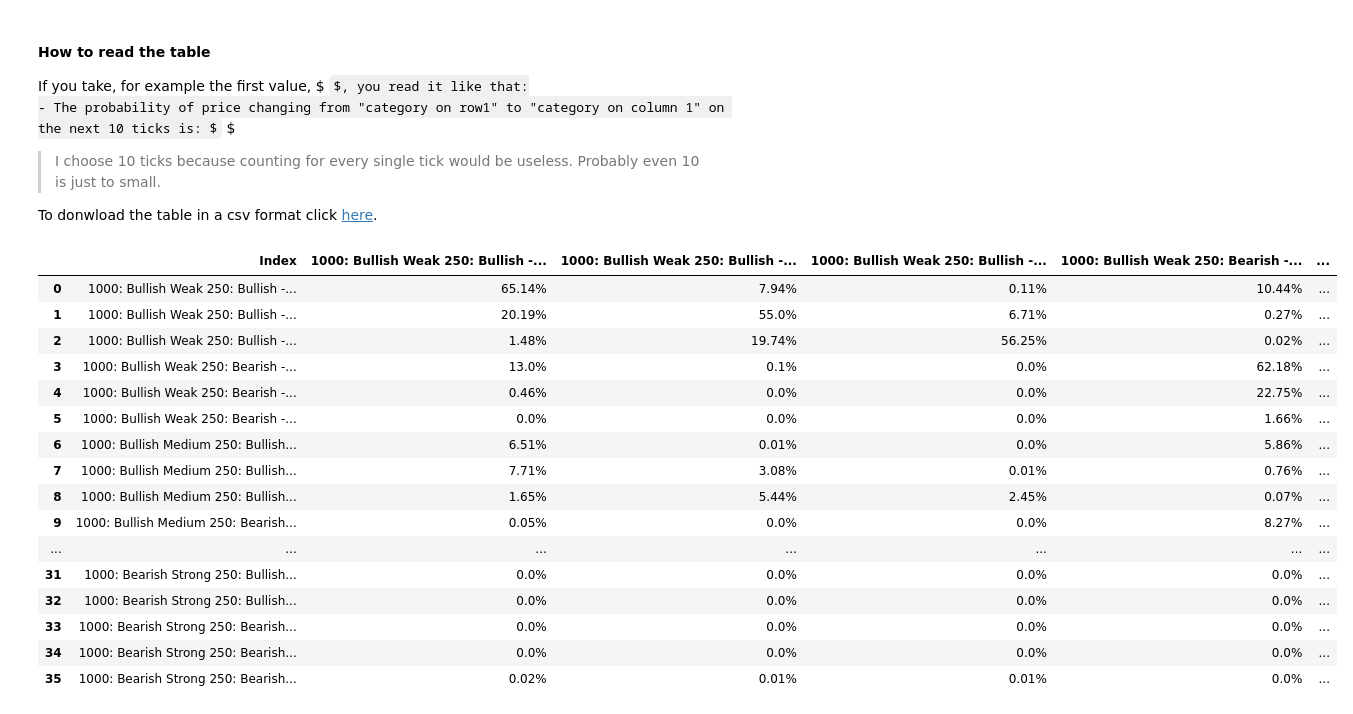
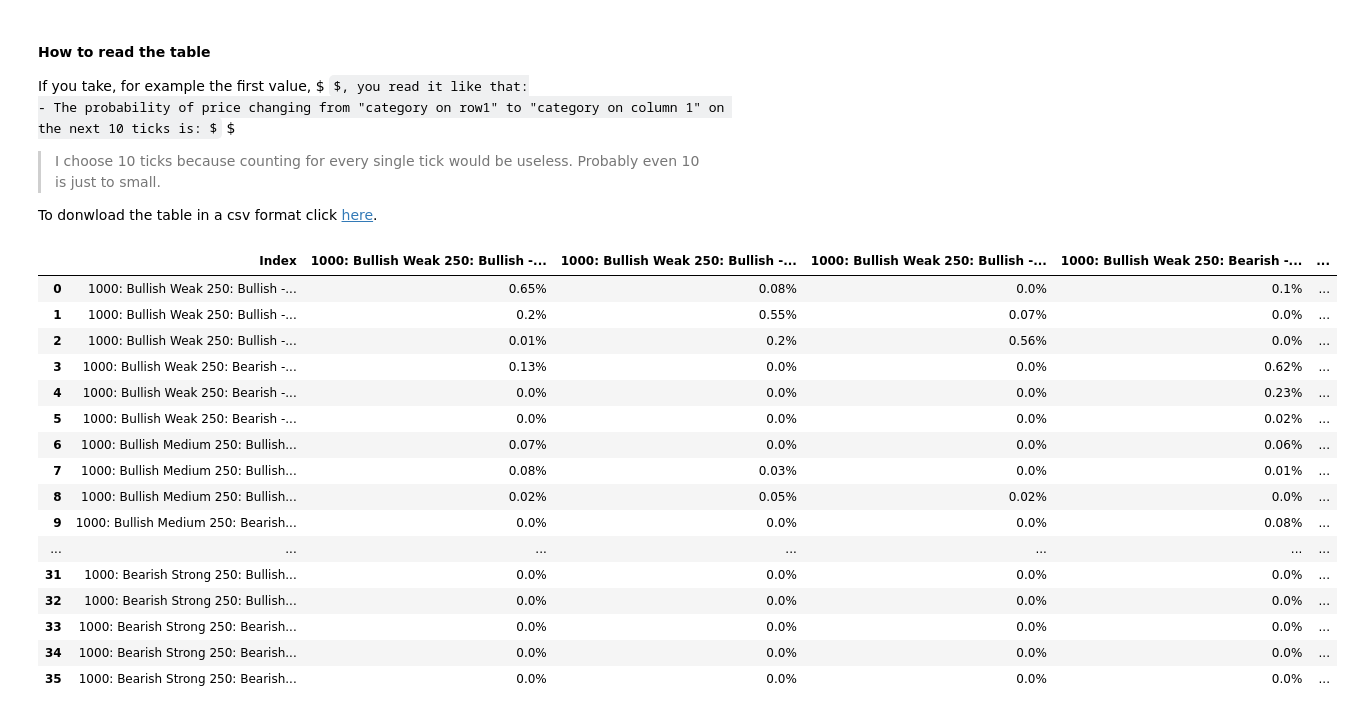
Before and after one commit to ironhak/test4anti, a Jupyter notebook: classify_candles v5.ipynb, the cells around one changed output. Saved outputs shown, nothing was run; the diff lists cells and outputs as text; code cells hidden in the pictures; some formulas as TeX source.

```diff
--- a/classify_candles v5.ipynb
+++ b/classify_candles v5.ipynb
@@ -544,54 +528,57 @@ for bias in unique_biases:
                     for bias2 in unique_biases:
                         for strength2 in unique_strengthes:
                             for bias_25_2 in unique_biases_25:
                                     for strength_25_2 in unique_strengthes_25:
                                         category2 = f'\\t {master_dimension.price_frame}: {bias2} {strength2} \\n {wick_dimension.price_frame}: {bias_25_2} - {strength_25_2}'
 
-                                        # df_window = df1k[
-                                        #     (df1k['BiasDC'] == bias) &
-                                        #     (df1k['StrengthDC'] == strength) &
-                                        #     (df1k['BiasDC_25'] == bias_25) &
-                                        #     (df1k['StrengthDC_25'] == strength_25)
-                                        # ]
+                                        category_df = ( (df1k['BiasDC'] == bias) & (df1k['StrengthDC'] == strength) &
+                                            (df1k['BiasDC_25'] == bias_25) & (df1k['StrengthDC_25'] == strength_25) )
+
+                                        condition_df = ( (df1k['BiasDC'].shift(-10) == bias2) & (df1k['StrengthDC'].shift(-10) == strength2)
+                                                        & (df1k['BiasDC_25'].shift(-10) == bias_25_2)
+                                                        & (df1k['StrengthDC_25'].shift(-10) == strength_25_2) )
+
+                                        probability = ( (category_df & condition_df).mean() / category_df.mean() ) * 100
+
+                                        """ OLD CODE - using conditional probability seems to work better and faster
                                         probability = (  (  ( df1k['BiasDC'] == bias ) & ( df1k['BiasDC'].shift(-10) == bias2 ) &
                                                          ( df1k['StrengthDC'] == strength ) & ( df1k['StrengthDC'].shift(-10) == strength2 ) &
                                                          ( df1k['BiasDC_25'] == bias_25 ) & ( df1k['BiasDC_25'].shift(-10) == bias_25_2 ) &
                                                          ( df1k['StrengthDC_25'] == strength_25 ) & ( df1k['StrengthDC_25'].shift(-10) == strength_25_2 )
                                          ).mean() / ((df1k['BiasDC'] == bias) &
                                                     (df1k['StrengthDC'] == strength) &
                                                     (df1k['BiasDC_25'] == bias_25) &
                                                     (df1k['StrengthDC_25'] == strength_25) ).mean() ) *100
-
+                                        """
                                         print(f'\r \t Calculating cell:{sum}x{sum2} '
                                             f'Transition probability: {round(probability,2)}% ', end='', flush=True)
 
                                         sum2+= 1
                                         check += probability
                                         transition.loc[sum,category2]= f'{round(probability,2)}%' if not np.isnan(probability) else 0
                     transition.loc[sum,'Check \n (sum of row)']= f'{round(check,2)}'
                     sum+= 1
 
 
 print('\r' + ' ' * 80, end='\r', flush=True)
 
-#tabulate(biases_df, headers='keys', tablefmt='html', floatfmt=".6f",showindex=False, numalign="center", stralign="right")
 transition.to_csv('transition_matrix.csv')
 display( HTML( transition.to_html().replace("\\n","</nobr><br><nobr>").replace("\\t","<nobr>") ) )
 # %% [output]
 |  | Index | 1000: Bullish Weak 250: Bullish -... | 1000: Bullish Weak 250: Bullish -... | 1000: Bullish Weak 250: Bullish -... | 1000: Bullish Weak 250: Bearish -... | ... |
-| 0 | 1000: Bullish Weak 250: Bullish -... | 65.14% | 7.94% | 0.11% | 10.44% | ... |
-| 1 | 1000: Bullish Weak 250: Bullish -... | 20.19% | 55.0% | 6.71% | 0.27% | ... |
-| 2 | 1000: Bullish Weak 250: Bullish -... | 1.48% | 19.74% | 56.25% | 0.02% | ... |
-| 3 | 1000: Bullish Weak 250: Bearish -... | 13.0% | 0.1% | 0.0% | 62.18% | ... |
-| 4 | 1000: Bullish Weak 250: Bearish -... | 0.46% | 0.0% | 0.0% | 22.75% | ... |
-| 5 | 1000: Bullish Weak 250: Bearish -... | 0.0% | 0.0% | 0.0% | 1.66% | ... |
-| 6 | 1000: Bullish Medium 250: Bullish... | 6.51% | 0.01% | 0.0% | 5.86% | ... |
-| 7 | 1000: Bullish Medium 250: Bullish... | 7.71% | 3.08% | 0.01% | 0.76% | ... |
-| 8 | 1000: Bullish Medium 250: Bullish... | 1.65% | 5.44% | 2.45% | 0.07% | ... |
-| 9 | 1000: Bullish Medium 250: Bearish... | 0.05% | 0.0% | 0.0% | 8.27% | ... |
+| 0 | 1000: Bullish Weak 250: Bullish -... | 0.65% | 0.08% | 0.0% | 0.1% | ... |
+| 1 | 1000: Bullish Weak 250: Bullish -... | 0.2% | 0.55% | 0.07% | 0.0% | ... |
+| 2 | 1000: Bullish Weak 250: Bullish -... | 0.01% | 0.2% | 0.56% | 0.0% | ... |
+| 3 | 1000: Bullish Weak 250: Bearish -... | 0.13% | 0.0% | 0.0% | 0.62% | ... |
+| 4 | 1000: Bullish Weak 250: Bearish -... | 0.0% | 0.0% | 0.0% | 0.23% | ... |
+| 5 | 1000: Bullish Weak 250: Bearish -... | 0.0% | 0.0% | 0.0% | 0.02% | ... |
+| 6 | 1000: Bullish Medium 250: Bullish... | 0.07% | 0.0% | 0.0% | 0.06% | ... |
+| 7 | 1000: Bullish Medium 250: Bullish... | 0.08% | 0.03% | 0.0% | 0.01% | ... |
+| 8 | 1000: Bullish Medium 250: Bullish... | 0.02% | 0.05% | 0.02% | 0.0% | ... |
+| 9 | 1000: Bullish Medium 250: Bearish... | 0.0% | 0.0% | 0.0% | 0.08% | ... |
 | ... | ... | ... | ... | ... | ... | ... |
 | 31 | 1000: Bearish Strong 250: Bullish... | 0.0% | 0.0% | 0.0% | 0.0% | ... |
 | 32 | 1000: Bearish Strong 250: Bullish... | 0.0% | 0.0% | 0.0% | 0.0% | ... |
 | 33 | 1000: Bearish Strong 250: Bearish... | 0.0% | 0.0% | 0.0% | 0.0% | ... |
 | 34 | 1000: Bearish Strong 250: Bearish... | 0.0% | 0.0% | 0.0% | 0.0% | ... |
-| 35 | 1000: Bearish Strong 250: Bearish... | 0.02% | 0.01% | 0.01% | 0.0% | ... |
+| 35 | 1000: Bearish Strong 250: Bearish... | 0.0% | 0.0% | 0.0% | 0.0% | ... |
```
Also changed, not shown: parts of 1 cell of this notebook, 3 other files.
